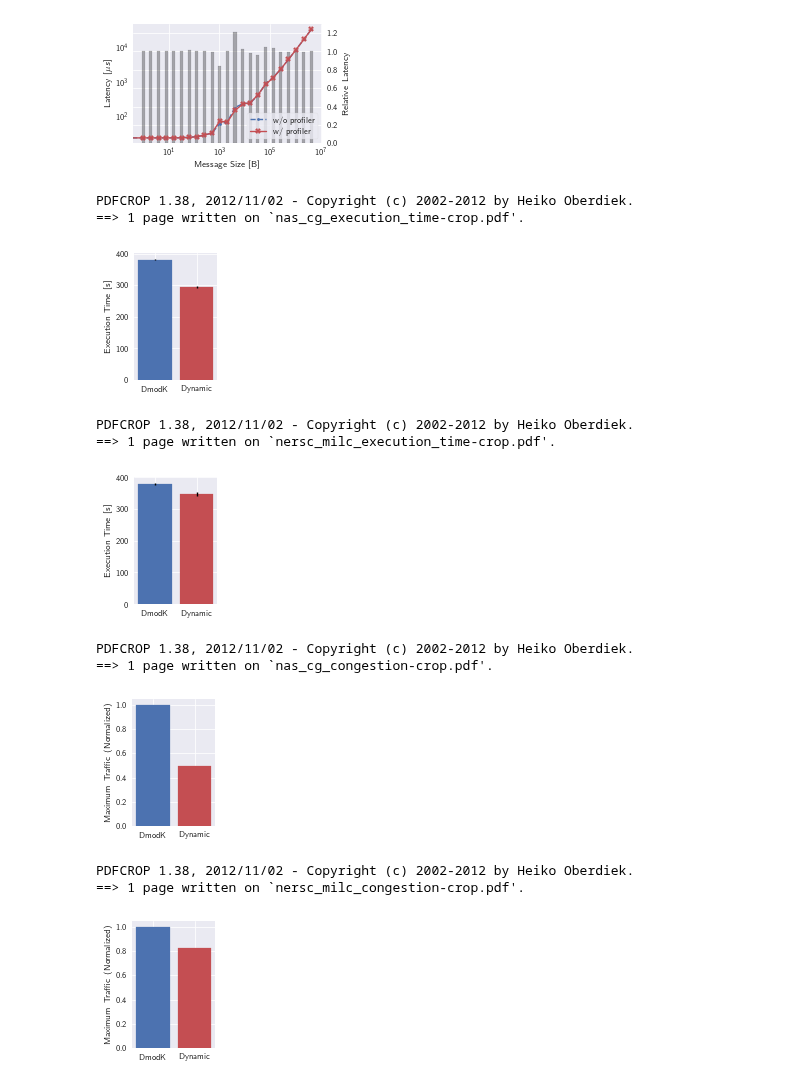
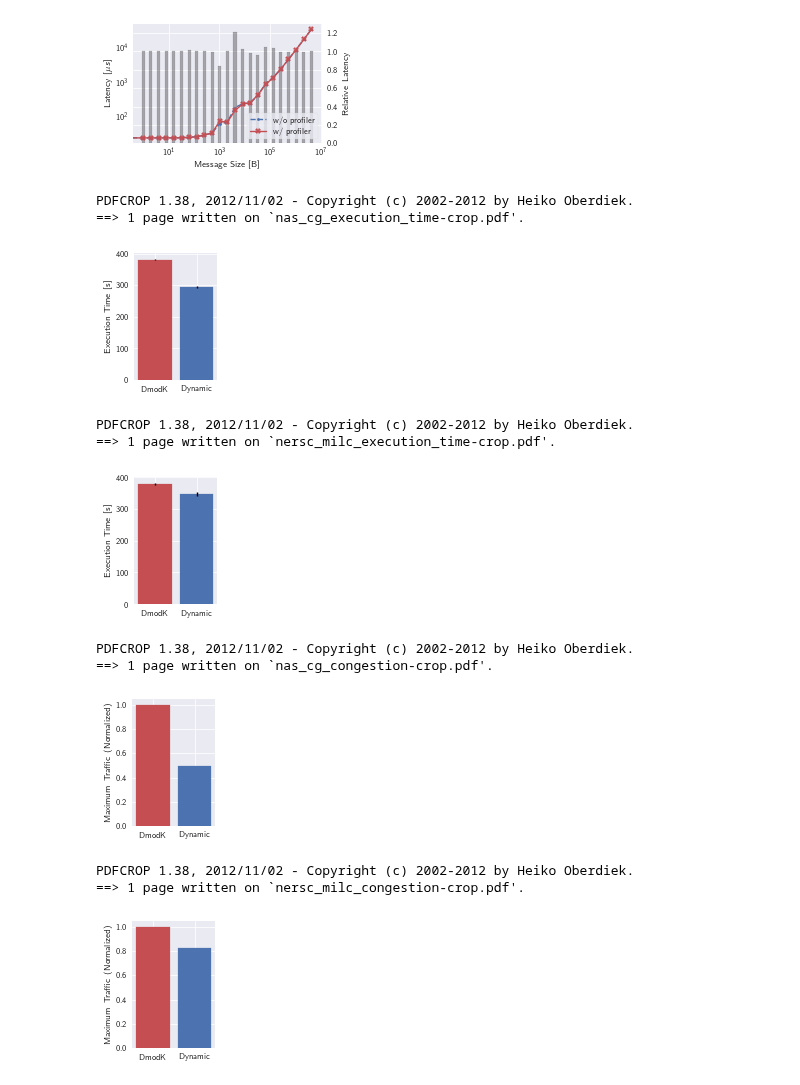
Before and after one commit to keichi/hpcmaspa17-pfanalyzer, a Jupyter notebook: img/plot.ipynb, the cells around one changed output. Drawn from its saved outputs; the diff is of its cells as text; code cells hidden in the pictures.

```diff
--- a/img/plot.ipynb
+++ b/img/plot.ipynb
@@ -115,8 +115,8 @@ errs = np.std(data, axis=1)
 fig, ax = plt.subplots()
 fig.subplots_adjust(left=.27, bottom=.15, right=.97, top=.97)
 bars = ax.bar(np.arange(avgs.size), avgs, tick_label=["DmodK", "Dynamic"], yerr=errs)
-bars[0].set_color(pal[0])
-bars[1].set_color(pal[2])
+bars[0].set_color(pal[2])
+bars[1].set_color(pal[0])
 ax.set_ylabel("Execution Time [s]")
 
 fig.set_size_inches(w / 2 - 0.1, h)
@@ -127,29 +127,29 @@ fig.savefig("nas_cg_execution_time.pdf")
 # %% [output]
 PDFCROP 1.38, 2012/11/02 - Copyright (c) 2002-2012 by Heiko Oberdiek.
 ==> 1 page written on `nas_cg_execution_time-crop.pdf'.
-[figure, old version]
+[figure, new version]
 # %%
 data = np.loadtxt("nersc_milc_time.csv", delimiter=",", skiprows=1)
 data = data.transpose()[1:]
 avgs = np.average(data, axis=1)
 errs = np.std(data, axis=1)
 
 fig, ax = plt.subplots()
 fig.subplots_adjust(left=.27, bottom=.15, right=.97, top=.97)
 bars = ax.bar(np.arange(avgs.size), avgs, tick_label=["DmodK", "Dynamic"], yerr=errs)
-bars[0].set_color(pal[0])
-bars[1].set_color(pal[2])
+bars[0].set_color(pal[2])
+bars[1].set_color(pal[0])
 ax.set_ylabel("Execution Time [s]")
 
 fig.set_size_inches(w / 2 - 0.1, h)
 fig.savefig("nersc_milc_execution_time.pdf")
 
 !pdfcrop nersc_milc_execution_time.pdf
 !mv nersc_milc_execution_time-crop.pdf nersc_milc_execution_time.pdf
 # %% [output]
 PDFCROP 1.38, 2012/11/02 - Copyright (c) 2002-2012 by Heiko Oberdiek.
 ==> 1 page written on `nersc_milc_execution_time-crop.pdf'.
-[figure, old version]
+[figure, new version]
 # %%
 pal = sns.color_palette()
 
@@ -159,8 +159,8 @@ y= np.array([1, 0.500022154])
 fig, ax = plt.subplots()
 fig.subplots_adjust(left=.27, bottom=.15, right=.97, top=.97)
 bars = ax.bar(x, y, tick_label=["DmodK", "Dynamic"])
-bars[0].set_color(pal[0])
-bars[1].set_color(pal[2])
+bars[0].set_color(pal[2])
+bars[1].set_color(pal[0])
 ax.set_ylabel("Maximum Traffic (Normalized)")
 
 fig.set_size_inches(w / 2 - 0.1, h)
@@ -171,7 +171,7 @@ fig.savefig("nas_cg_congestion.pdf")
 # %% [output]
 PDFCROP 1.38, 2012/11/02 - Copyright (c) 2002-2012 by Heiko Oberdiek.
 ==> 1 page written on `nas_cg_congestion-crop.pdf'.
-[figure, old version]
+[figure, new version]
 # %%
 pal = sns.color_palette()
 
@@ -181,8 +181,8 @@ y= np.array([1, 0.824892101])
 fig, ax = plt.subplots()
 fig.subplots_adjust(left=.27, bottom=.15, right=.97, top=.97)
 bars = ax.bar(x, y, tick_label=["DmodK", "Dynamic"])
-bars[0].set_color(pal[0])
-bars[1].set_color(pal[2])
+bars[0].set_color(pal[2])
+bars[1].set_color(pal[0])
 ax.set_ylabel("Maximum Traffic (Normalized)")
 
 fig.set_size_inches(w / 2 - 0.1, h)
@@ -193,7 +193,7 @@ fig.savefig("nersc_milc_congestion.pdf")
 # %% [output]
 PDFCROP 1.38, 2012/11/02 - Copyright (c) 2002-2012 by Heiko Oberdiek.
 ==> 1 page written on `nersc_milc_congestion-crop.pdf'.
-[figure, old version]
+[figure, new version]
 # %%
 pal = sns.color_palette()
 
```
Also changed, not shown: parts of 2 cells of this notebook, 8 other files.
